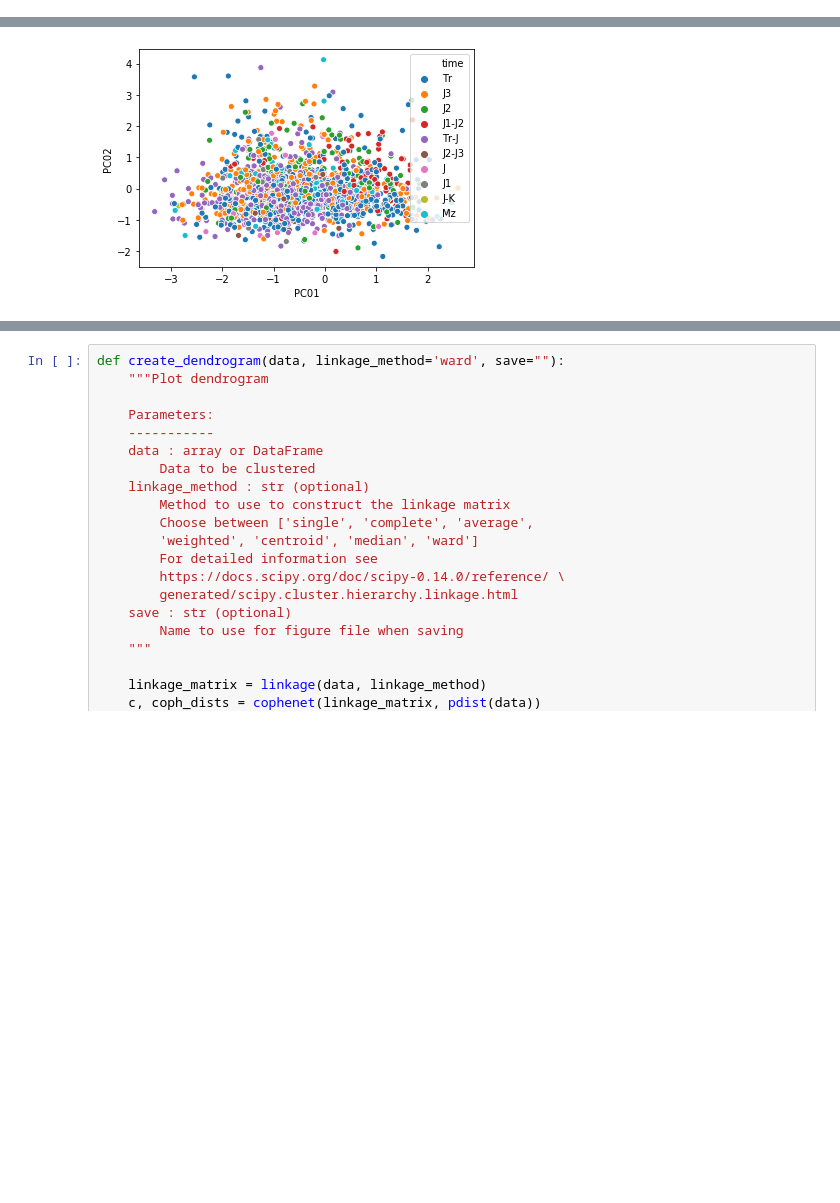
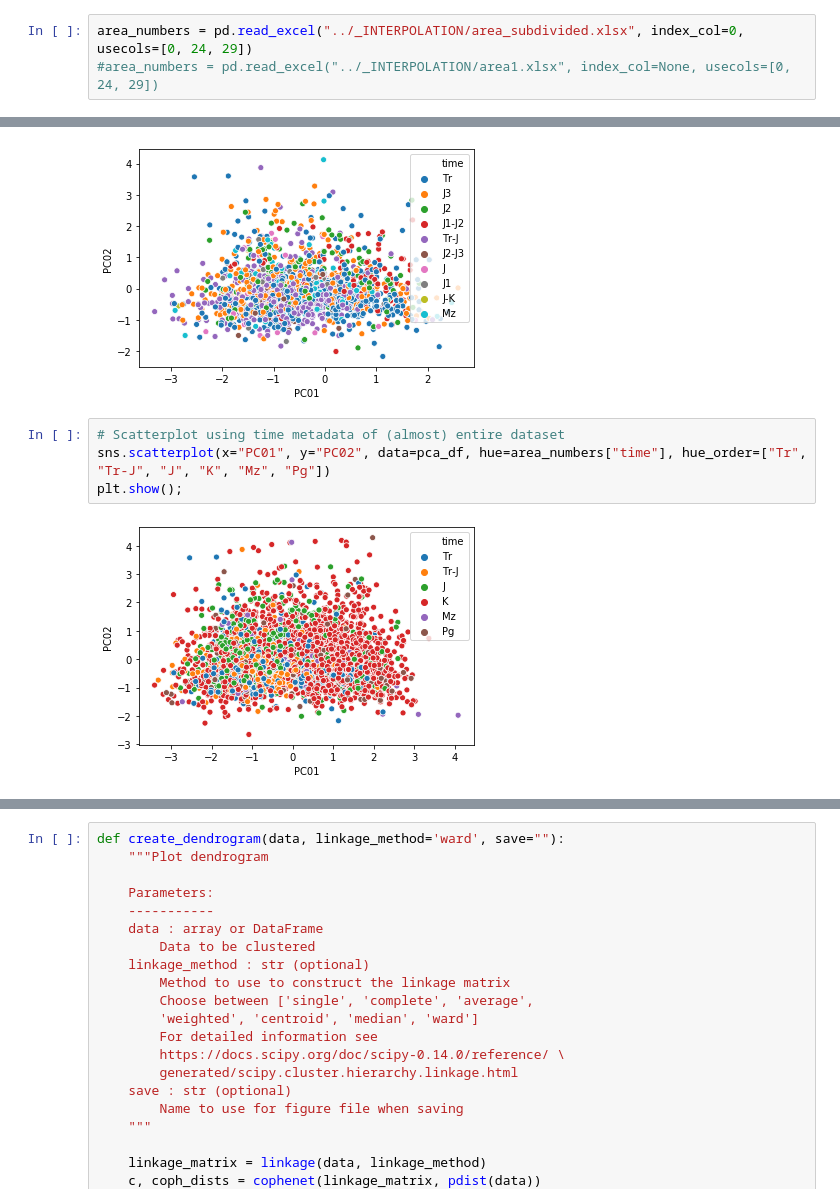
Before and after one commit to Complexio/Vistelius_1995_OCR, a Jupyter notebook: _ANALYSIS/3_Cluster_analysis.ipynb, the cells around one changed output, grey strips where cells are left out. Drawn from its saved outputs; the diff is of its cells as text; blank space fills up the shorter version.

```diff
--- a/_ANALYSIS/3_Cluster_analysis.ipynb
+++ b/_ANALYSIS/3_Cluster_analysis.ipynb
@@ -72,6 +72,9 @@ metadata_area5 = preproc.load_obj("metadata_area5")
 
 pca_df = preproc.load_obj("mineralogy_pca_df1")
 metadata = preproc.load_obj("metadata")
+# %%
+area_numbers = pd.read_excel("../_INTERPOLATION/area_subdivided.xlsx", index_col=0, usecols=[0, 24, 29])
+#area_numbers = pd.read_excel("../_INTERPOLATION/area1.xlsx", index_col=None, usecols=[0, 24, 29])
 # %%
 pca_df
 # %% [output]
@@ -93,3 +116,9 @@ sns.scatterplot(x="PC01", y="PC02", data=pca_df, hue=metadata["time"])
 plt.show();
 # %% [output]
 [figure]
+# %%
+# Scatterplot using time metadata of (almost) entire dataset
+sns.scatterplot(x="PC01", y="PC02", data=pca_df, hue=area_numbers["time"], hue_order=["Tr", "Tr-J", "J", "K", "Mz", "Pg"])
+plt.show();
+# %% [output]
+[figure, added]
```
Also changed, not shown: parts of 12 cells of this notebook.
